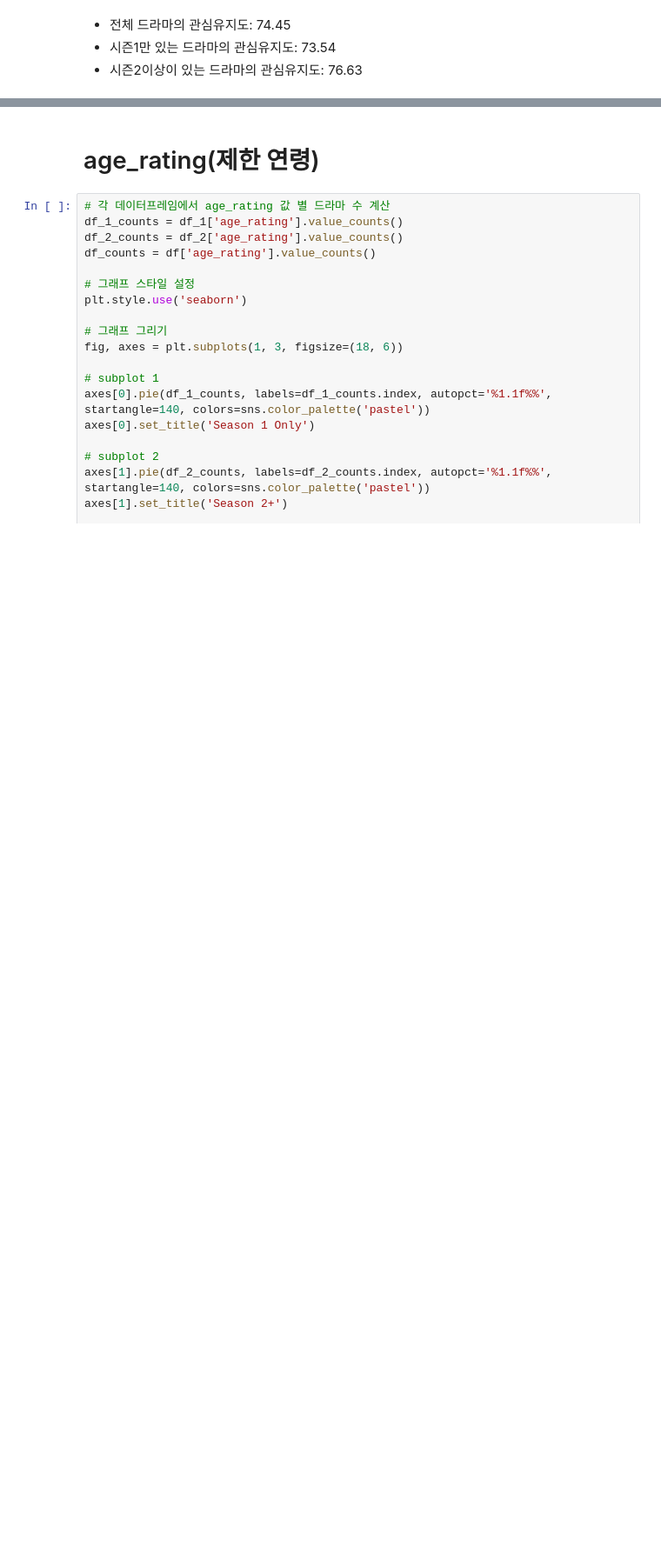
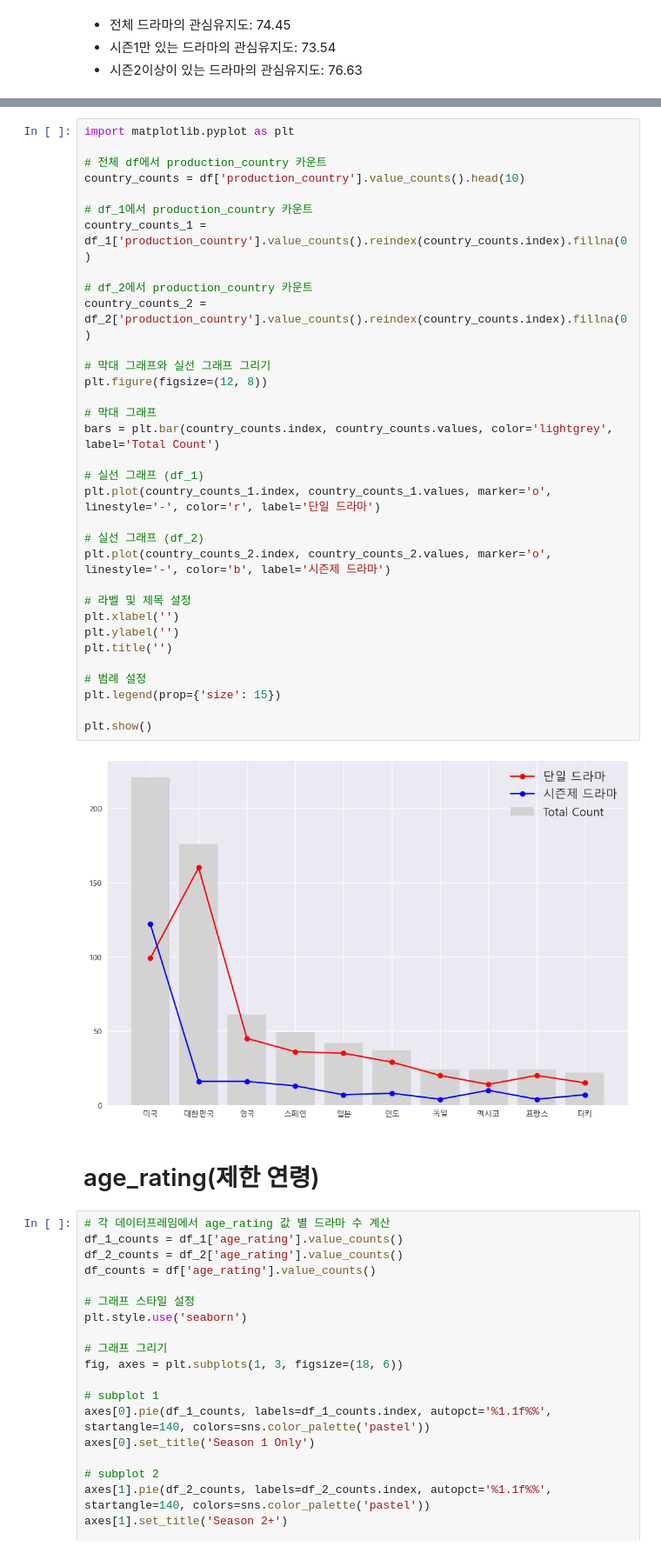
Before and after one commit to ML-project-3/ML_project, a Jupyter notebook: eda/s1s2_eda.ipynb, the cells around one changed output, grey strips where cells are left out. Shown at 87% size. Cells and saved outputs as stored; diff of their text form; blank space fills up the shorter version.

```diff
--- a/eda/s1s2_eda.ipynb
+++ b/eda/s1s2_eda.ipynb
@@ -260,3 +272,38 @@ sum(df_2['s1_retention_rate'])/len(df_2['s1_retention_rate'])
+# %%
+import matplotlib.pyplot as plt
+
+# 전체 df에서 production_country 카운트
+country_counts = df['production_country'].value_counts().head(10)
+
+# df_1에서 production_country 카운트
+country_counts_1 = df_1['production_country'].value_counts().reindex(country_counts.index).fillna(0)
+
+# df_2에서 production_country 카운트
+country_counts_2 = df_2['production_country'].value_counts().reindex(country_counts.index).fillna(0)
+
+# 막대 그래프와 실선 그래프 그리기
+plt.figure(figsize=(12, 8))
+
+# 막대 그래프
+bars = plt.bar(country_counts.index, country_counts.values, color='lightgrey', label='Total Count')
+
+# 실선 그래프 (df_1)
+plt.plot(country_counts_1.index, country_counts_1.values, marker='o', linestyle='-', color='r', label='단일 드라마')
+
+# 실선 그래프 (df_2)
+plt.plot(country_counts_2.index, country_counts_2.values, marker='o', linestyle='-', color='b', label='시즌제 드라마')
+
+# 라벨 및 제목 설정
+plt.xlabel('')
+plt.ylabel('')
+plt.title('')
+
+# 범례 설정
+plt.legend(prop={'size': 15})
+
+plt.show()
+# %% [output]
+[figure, added]
 # %% [markdown]
 # age_rating(제한 연령)
 # %%
```
Also changed, not shown: parts of 13 cells of this notebook, 3 other files.
